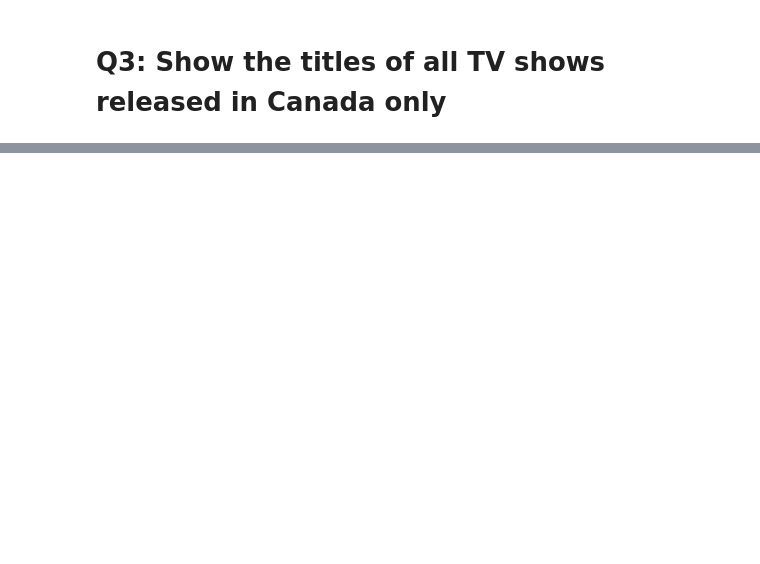
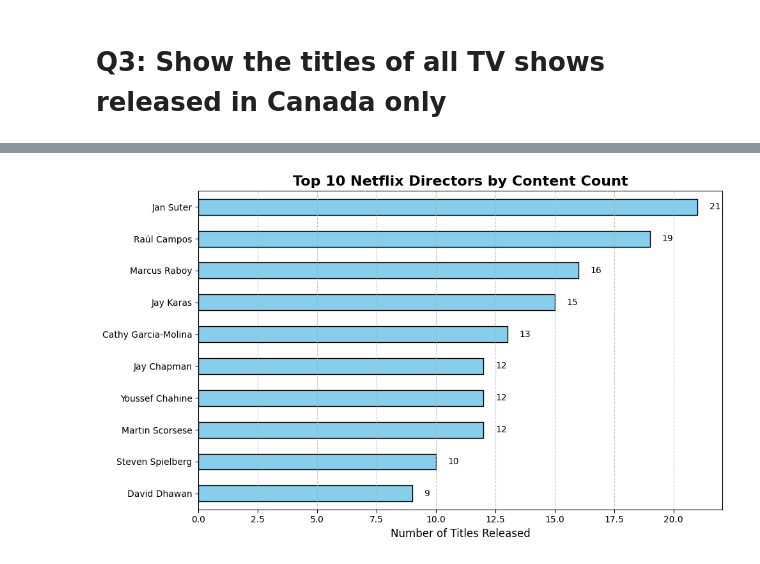
Before and after one commit to gsingh003/netflix-analysis, a Jupyter notebook: exploration.ipynb, the cells around one changed output, grey strips where cells are left out. Saved outputs shown, nothing was run; the diff lists cells and outputs as text; code cells hidden in the pictures; blank space fills up the shorter version.

Commit message:
Answered a new question: top 10 directors

```diff
--- a/exploration.ipynb
+++ b/exploration.ipynb
@@ -136,0 +139,6 @@ canada_tv
+# %%
+# a temporary dataframe to hold a subset of the netflix dataset where the director value is not missing
+df = netflix.copy()
+df = df[df['Director'].notna()]
+df[df['Director'].str.strip().eq('')]
+df.shape
@@ -136,0 +167,32 @@ canada_tv
+# %%
+# okay since there may be multiple directors present in the column, I need to separate them out
+df['Director'] = df['Director'].str.split(',')
+df = df.explode('Director')
+df.loc[:, 'Director'] = df['Director'].str.strip()
+# %%
+top_directors = (
+    df['Director']
+    .dropna()
+    .value_counts()
+    .head(10)
+)
+
+ax = top_directors.sort_values().plot.barh(
+    figsize=(10,6),
+    color="skyblue",
+    edgecolor="black"
+)
+
+ax.set_title("Top 10 Netflix Directors by Content Count", fontsize=16, weight="bold")
+ax.set_xlabel("Number of Titles Released", fontsize=12)
+ax.set_ylabel("")
+
+ax.grid(axis="x", linestyle="--", alpha=0.7)
+
+for i, v in enumerate(top_directors.sort_values()):
+    ax.text(v + 0.5, i, str(v), va="center", fontsize=10)
+
+plt.tight_layout()
+plt.show()
+# %% [output]
+[figure, added]
```
Also changed, not shown: parts of 5 cells of this notebook.
